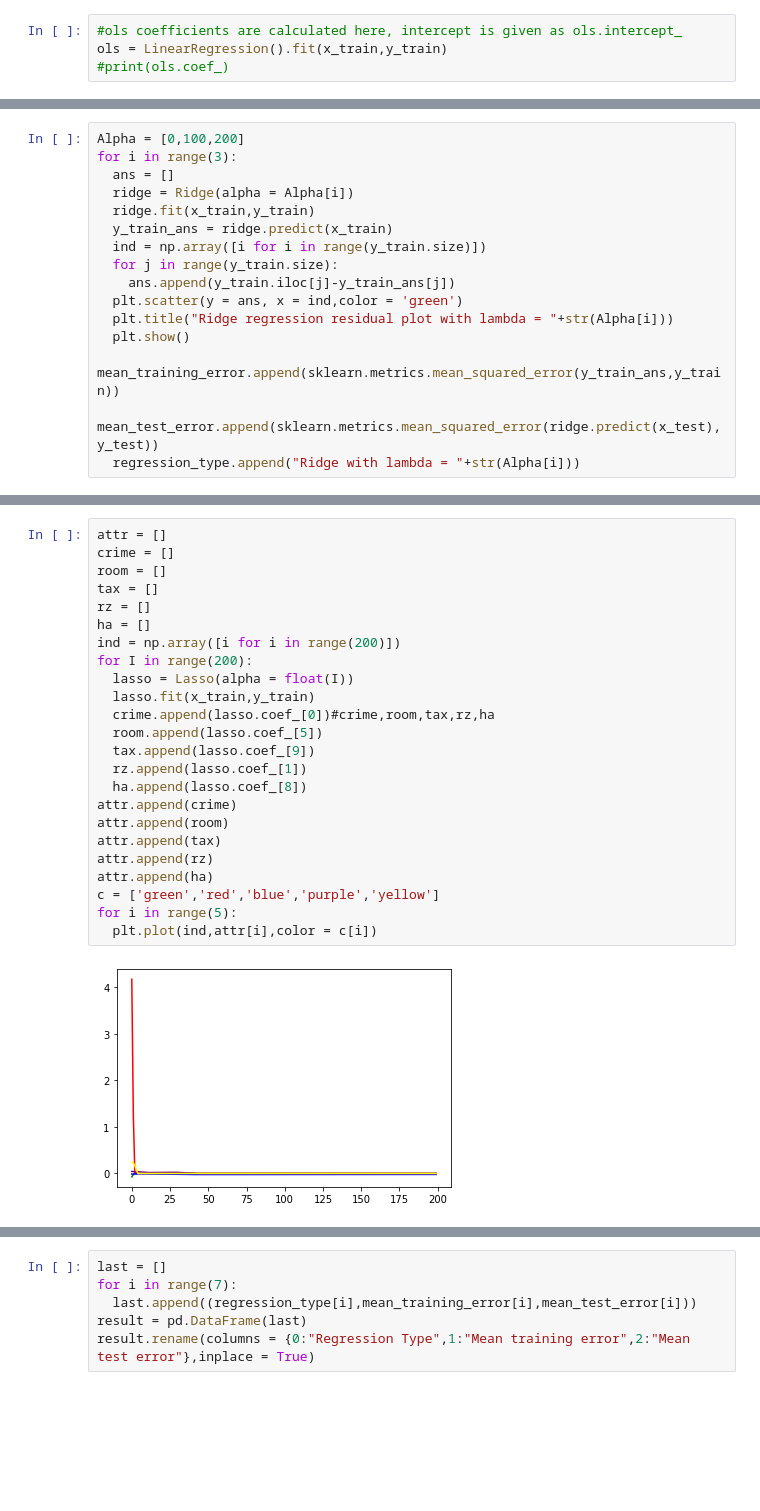
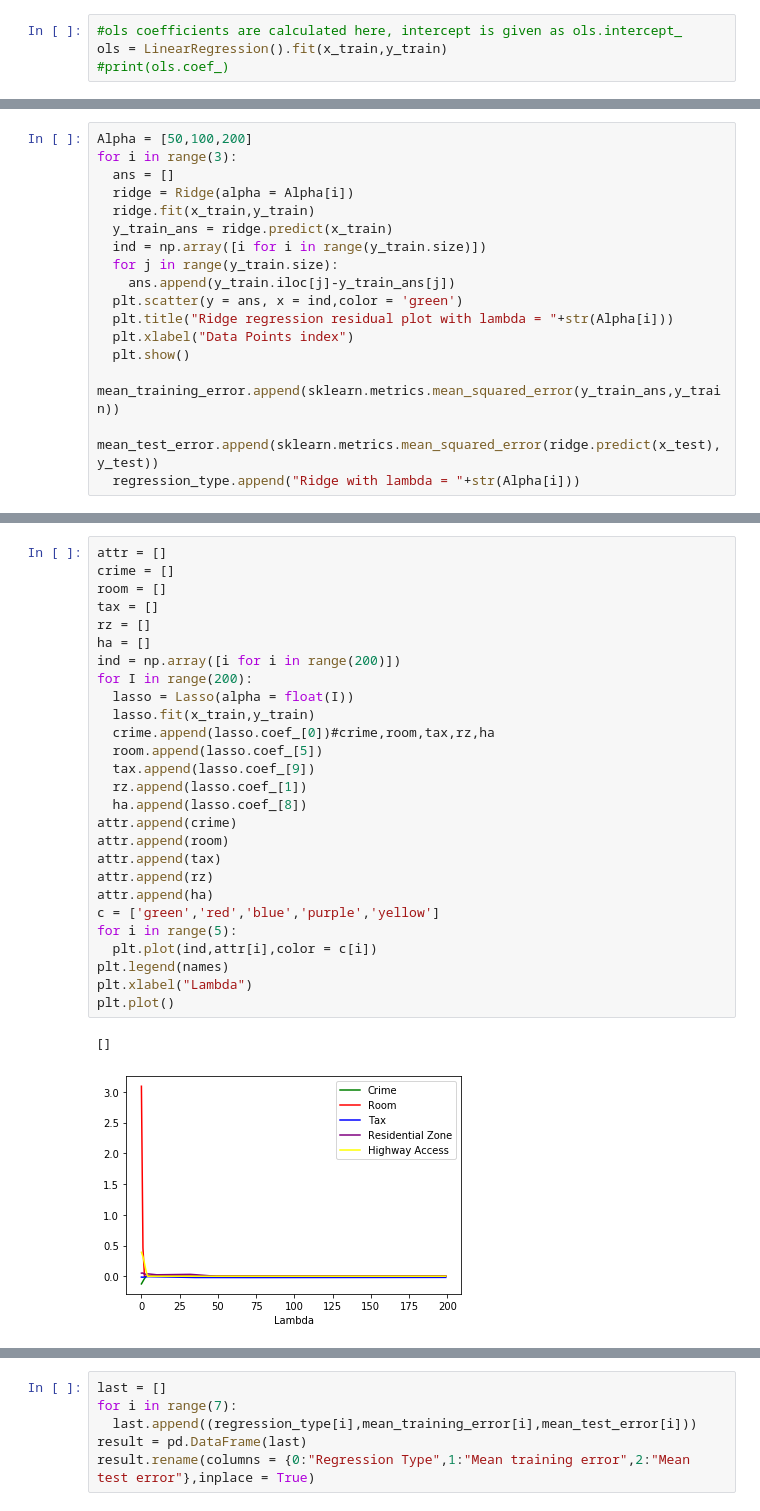
Before and after one commit to PradyumnG/CS-521-Assignments, a Jupyter notebook: Assignment1.ipynb, the cells around one changed output, grey strips where cells are left out. Saved outputs shown, nothing was run; the diff lists cells and outputs as text; blank space fills up the shorter version.

```diff
--- a/Assignment1.ipynb
+++ b/Assignment1.ipynb
@@ -96,5 +136,5 @@ plt.show()
 # %%
-Alpha = [0,100,200]
+Alpha = [50,100,200]
 for i in range(3):
   ans = []
   ridge = Ridge(alpha = Alpha[i])
@@ -105,6 +145,7 @@ for i in range(3):
     ans.append(y_train.iloc[j]-y_train_ans[j])
   plt.scatter(y = ans, x = ind,color = 'green')
   plt.title("Ridge regression residual plot with lambda = "+str(Alpha[i]))
+  plt.xlabel("Data Points index")
   plt.show()
   mean_training_error.append(sklearn.metrics.mean_squared_error(y_train_ans,y_train))
   mean_test_error.append(sklearn.metrics.mean_squared_error(ridge.predict(x_test),y_test))
@@ -118,27 +159,31 @@ LASSO
 # %%
 attr = []
 crime = []
 room = []
 tax = []
 rz = []
 ha = []
 ind = np.array([i for i in range(200)])
 for I in range(200):
   lasso = Lasso(alpha = float(I))
   lasso.fit(x_train,y_train)
   crime.append(lasso.coef_[0])#crime,room,tax,rz,ha
   room.append(lasso.coef_[5])
   tax.append(lasso.coef_[9])
   rz.append(lasso.coef_[1])
   ha.append(lasso.coef_[8])
 attr.append(crime)
 attr.append(room)
 attr.append(tax)
 attr.append(rz)
 attr.append(ha)
 c = ['green','red','blue','purple','yellow']
 for i in range(5):
   plt.plot(ind,attr[i],color = c[i])
+plt.legend(names)
+plt.xlabel("Lambda")
+plt.plot()
 # %% [output]
+[]
-[figure, old version]
+[figure, new version]
 # %%
```
Also changed, not shown: parts of 23 cells of this notebook.
